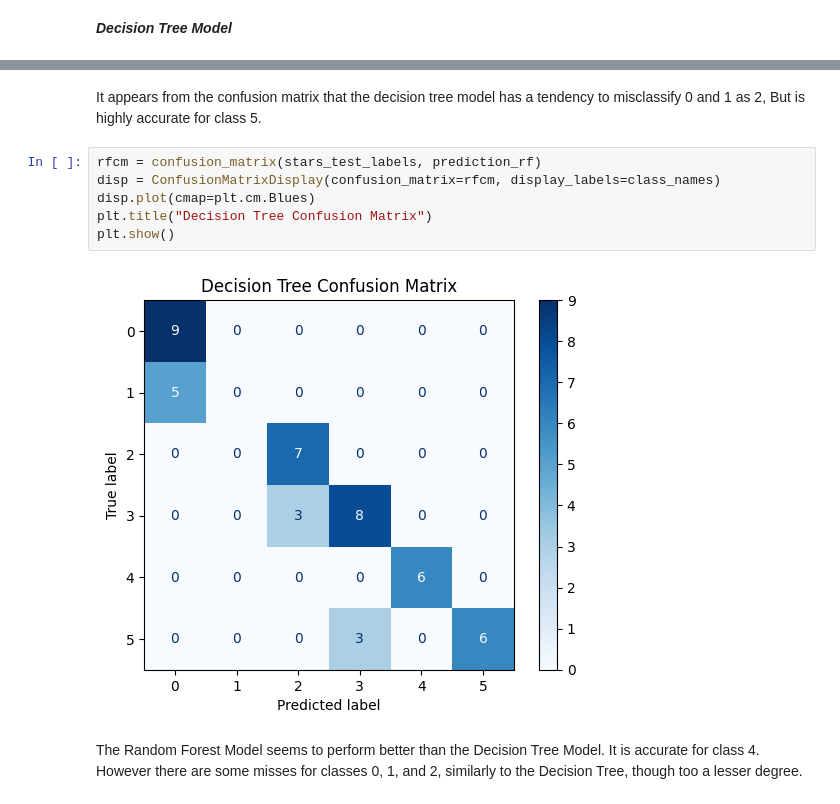
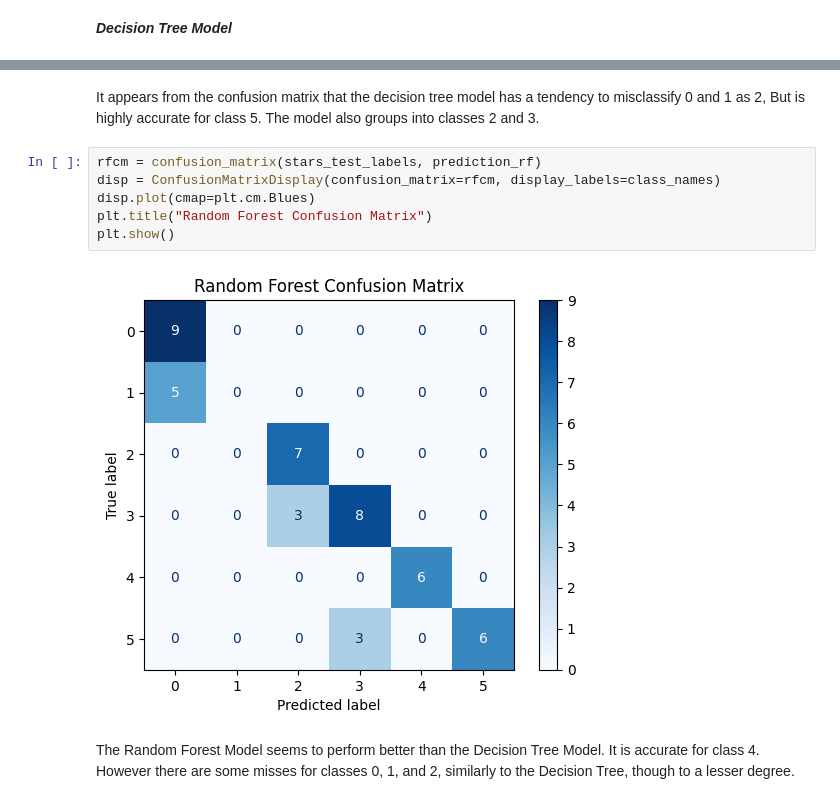
Before and after one commit to brigbrog/Star-Classifier, a Jupyter notebook: star_classifier_final.ipynb, the cells around one changed output, grey strips where cells are left out. Cells and saved outputs as stored; diff of their text form.

```diff
--- a/star_classifier_final.ipynb
+++ b/star_classifier_final.ipynb
@@ -503,12 +515,12 @@ plt.show()
 # %% [markdown]
-It appears from the confusion matrix that the decision tree model has a tendency to misclassify 0 and 1 as 2, But is highly accurate for class 5.
+It appears from the confusion matrix that the decision tree model has a tendency to misclassify 0 and 1 as 2, But is highly accurate for class 5. The model also groups into classes 2 and 3.
 # %%
 rfcm = confusion_matrix(stars_test_labels, prediction_rf)
 disp = ConfusionMatrixDisplay(confusion_matrix=rfcm, display_labels=class_names)
 disp.plot(cmap=plt.cm.Blues)
-plt.title("Decision Tree Confusion Matrix")
+plt.title("Random Forest Confusion Matrix")
 plt.show()
 # %% [output]
-[figure, old version]
+[figure, new version]
 # %% [markdown]
-The Random Forest Model seems to perform better than the Decision Tree Model. It is accurate for class 4. However there are some misses for classes 0, 1, and 2, similarly to the Decision Tree, though too a lesser degree.
+The Random Forest Model seems to perform better than the Decision Tree Model. It is accurate for class 4. However there are some misses for classes 0, 1, and 2, similarly to the Decision Tree, though to a lesser degree.
```
Also changed, not shown: parts of 3 cells of this notebook.
